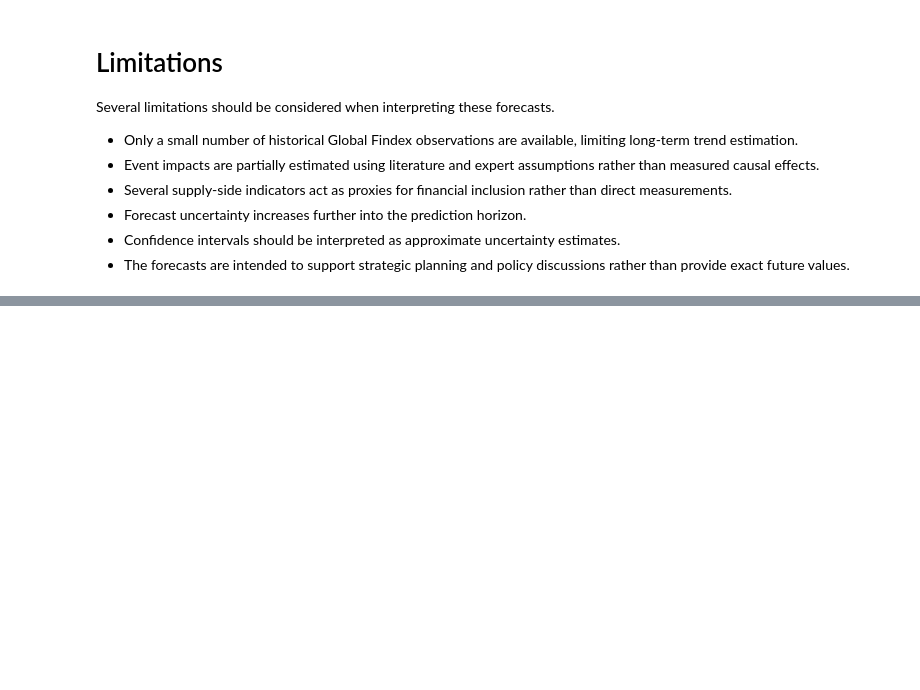
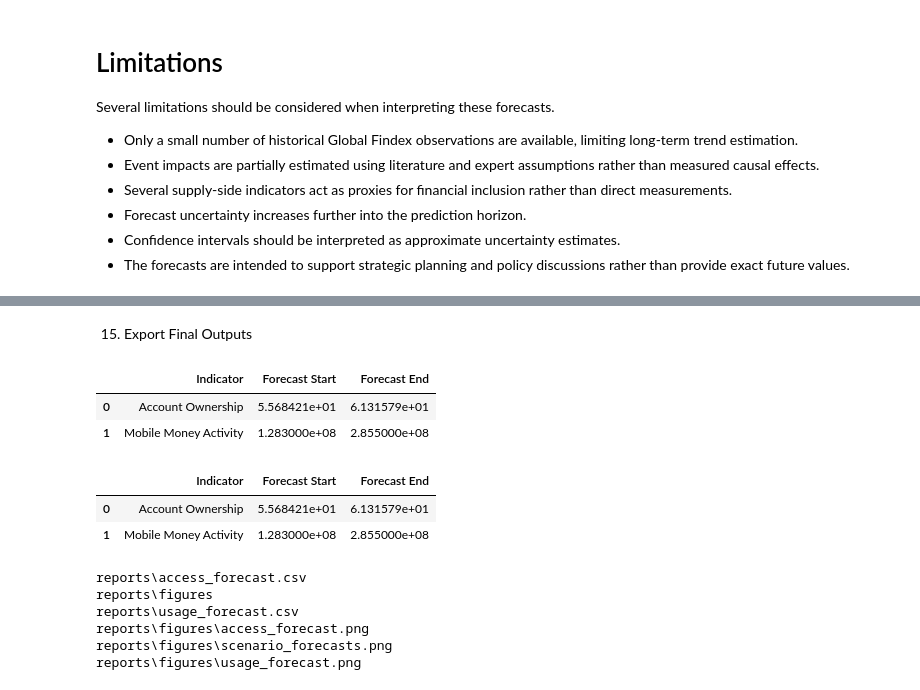
Before and after one commit to Lalisecf/ethiopia-fi-forecast-week11, a Jupyter notebook: notebooks/task4_forecasting.ipynb, the cells around one changed output, grey strips where cells are left out. Cells and saved outputs as stored; diff of their text form; code cells hidden in the pictures; blank space fills up the shorter version.

Commit message:
task4: export forecasting outputs

```diff
--- a/notebooks/task4_forecasting.ipynb
+++ b/notebooks/task4_forecasting.ipynb
@@ -884,0 +903,59 @@ Several limitations should be considered when interpreting these forecasts.
+# %% [markdown]
+15. Export Final Outputs
+# %%
+#Create Summary Table
+forecast_summary = pd.DataFrame({
+    "Indicator": [
+        "Account Ownership",
+        "Mobile Money Activity"
+    ],
+    "Forecast Start": [
+        future["forecast"].iloc[0],
+        future_usage["forecast"].iloc[0]
+    ],
+    "Forecast End": [
+        future["forecast"].iloc[-1],
+        future_usage["forecast"].iloc[-1]
+    ]
+})
+
+forecast_summary
+# %% [output]
+|  | Indicator | Forecast Start | Forecast End |
+| 0 | Account Ownership | 5.568421e+01 | 6.131579e+01 |
+| 1 | Mobile Money Activity | 1.283000e+08 | 2.855000e+08 |
+# %%
+forecast_summary = pd.DataFrame({
+    "Indicator": [
+        "Account Ownership",
+        "Mobile Money Activity"
+    ],
+    "Forecast Start": [
+        future["forecast"].iloc[0],
+        future_usage["forecast"].iloc[0]
+    ],
+    "Forecast End": [
+        future["forecast"].iloc[-1],
+        future_usage["forecast"].iloc[-1]
+    ]
+})
+
+forecast_summary
+# %% [output]
+|  | Indicator | Forecast Start | Forecast End |
+| 0 | Account Ownership | 5.568421e+01 | 6.131579e+01 |
+| 1 | Mobile Money Activity | 1.283000e+08 | 2.855000e+08 |
+# %%
+from pathlib import Path
+
+reports = Path("reports")
+
+for file in reports.rglob("*"):
+    print(file)
+# %% [output]
+reports\access_forecast.csv
+reports\figures
+reports\usage_forecast.csv
+reports\figures\access_forecast.png
+reports\figures\scenario_forecasts.png
+reports\figures\usage_forecast.png
```
Also changed, not shown: parts of 2 cells of this notebook.
